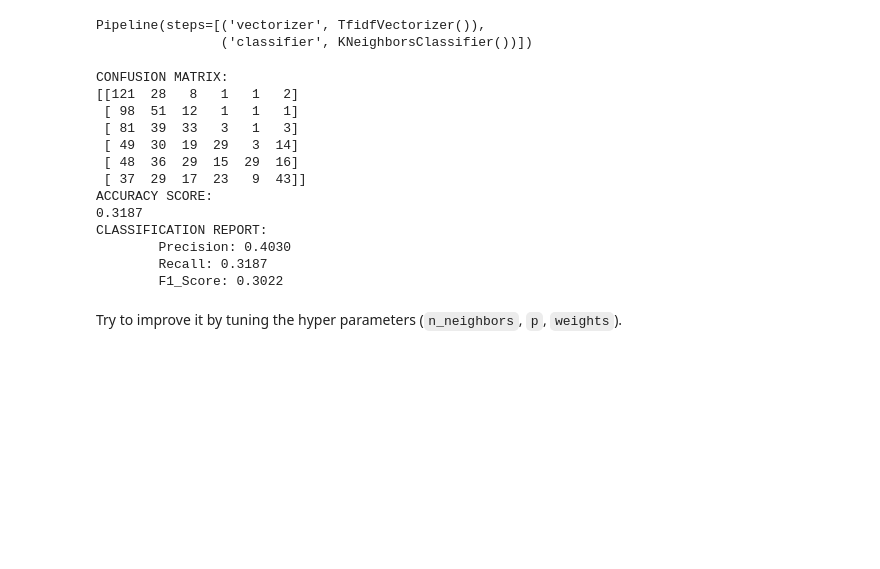
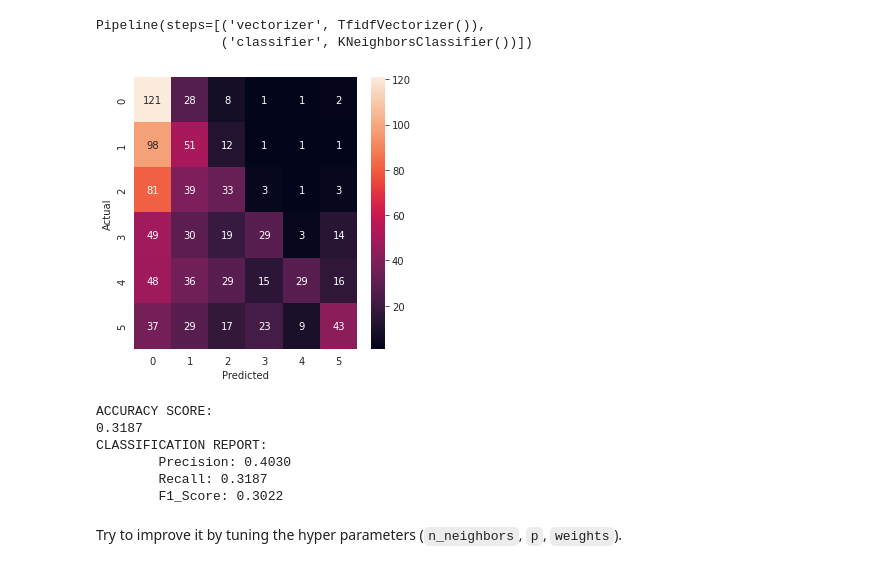
Before and after one commit to Srivathshan-Paramalingam-0505/DMML2022_UNIL_Zoom, a Jupyter notebook: Copy_Project_guidelines_2022.ipynb, the cells around one changed output. Drawn from its saved outputs; the diff is of its cells as text; code cells hidden in the pictures; blank space fills up the shorter version.

```diff
--- a/Copy_Project_guidelines_2022.ipynb
+++ b/Copy_Project_guidelines_2022.ipynb
@@ -343,15 +343,9 @@ Pipeline(steps=[('vectorizer', TfidfVectorizer()),
 y_pred_knn=pipe.predict(X_test)
 # %%
 #how good is the KNN model ?
-models_metrics(y_test,y_pred_knn)
+precision_knn, recall_knn, f1_knn, accuracy_knn = models_metrics(y_test,y_pred_knn)
 # %% [output]
+[figure, added]
-CONFUSION MATRIX:
-[[121  28   8   1   1   2]
- [ 98  51  12   1   1   1]
- [ 81  39  33   3   1   3]
- [ 49  30  19  29   3  14]
- [ 48  36  29  15  29  16]
- [ 37  29  17  23   9  43]]
 ACCURACY SCORE:
 0.3187
 CLASSIFICATION REPORT:
```
Also changed, not shown: parts of 58 cells of this notebook.
